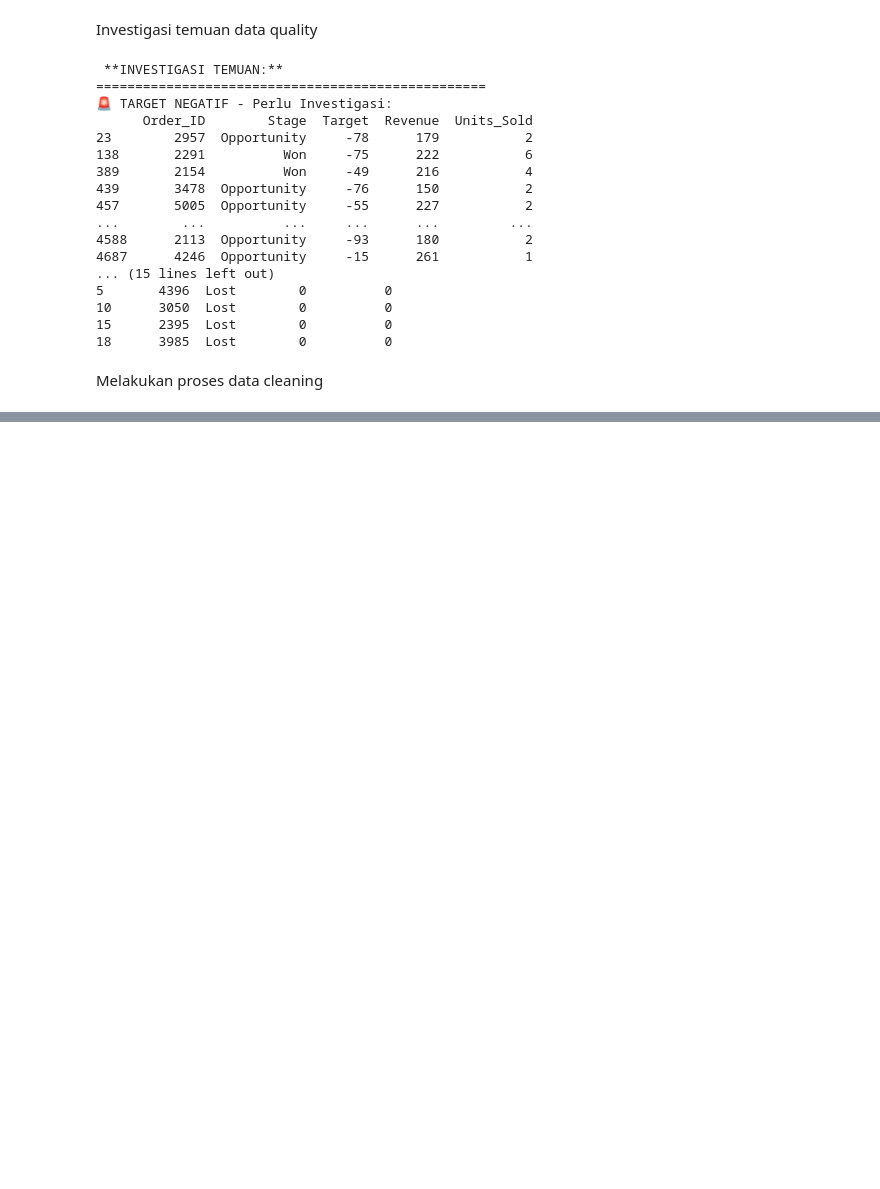
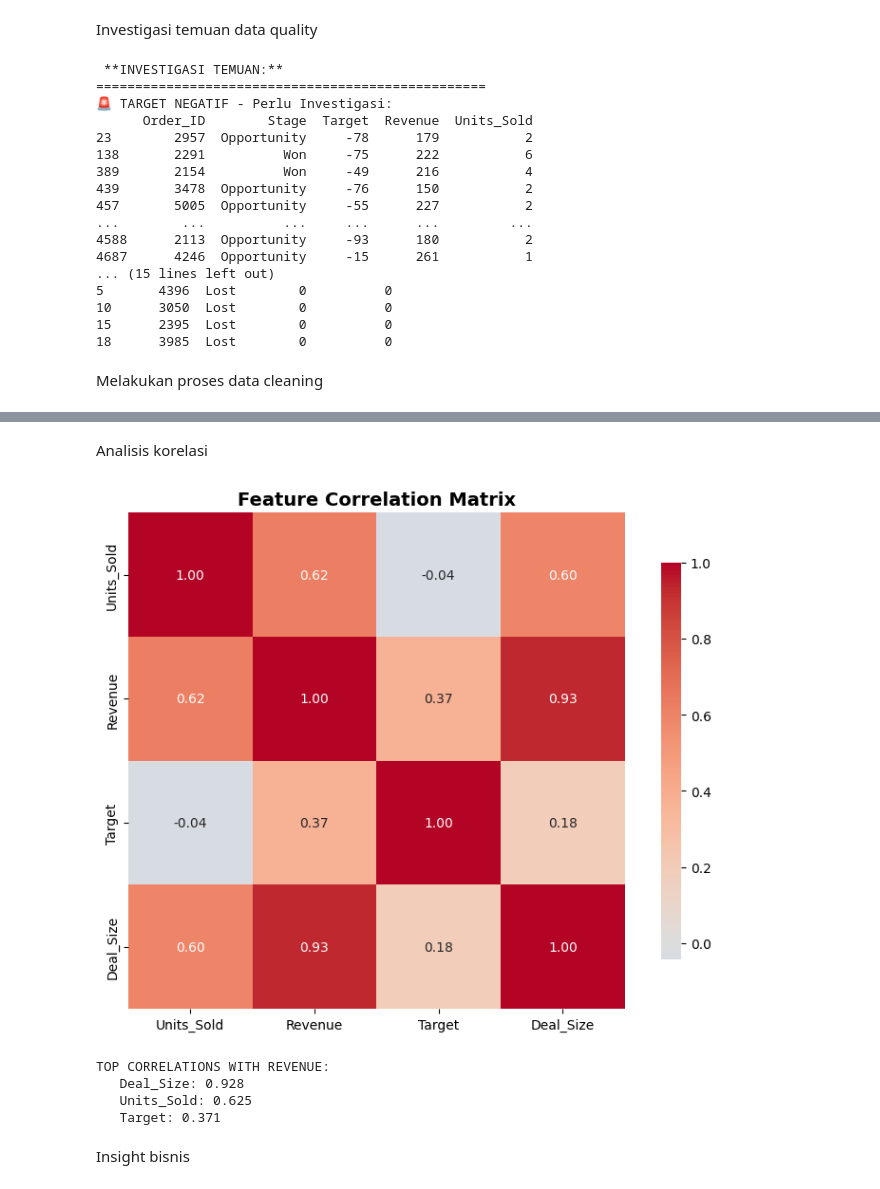
Before and after one commit to Rio-prst/MarketSalesDataAnalysis, a Jupyter notebook: final_project.ipynb, the cells around one changed output, grey strips where cells are left out. Saved outputs shown, nothing was run; the diff lists cells and outputs as text; code cells hidden in the pictures; blank space fills up the shorter version.

```diff
--- a/final_project.ipynb
+++ b/final_project.ipynb
@@ -124,0 +223,30 @@ Melakukan proses data cleaning
+# %% [markdown]
+Analisis korelasi
+# %%
+# Correlation matrix
+numeric_cols = ['Units_Sold', 'Revenue', 'Target', 'Deal_Size']
+correlation_data = df_clean[numeric_cols]
+
+plt.figure(figsize=(8, 6))
+correlation_matrix = correlation_data.corr()
+
+sns.heatmap(correlation_matrix, annot=True, cmap='coolwarm', center=0,
+            square=True, fmt='.2f', cbar_kws={"shrink": .8})
+plt.title('Feature Correlation Matrix', fontsize=14, fontweight='bold')
+plt.tight_layout()
+plt.show()
+
+# Top correlations with Revenue
+print("TOP CORRELATIONS WITH REVENUE:")
+revenue_correlations = correlation_matrix['Revenue'].sort_values(ascending=False)
+for feature, corr in revenue_correlations.items():
+    if feature != 'Revenue':
+        print(f"   {feature}: {corr:.3f}")
+# %% [output]
+[figure, added]
+TOP CORRELATIONS WITH REVENUE:
+   Deal_Size: 0.928
+   Units_Sold: 0.625
+   Target: 0.371
+# %% [markdown]
+Insight bisnis
```
Also changed, not shown: parts of 6 cells of this notebook, 1 other file.
